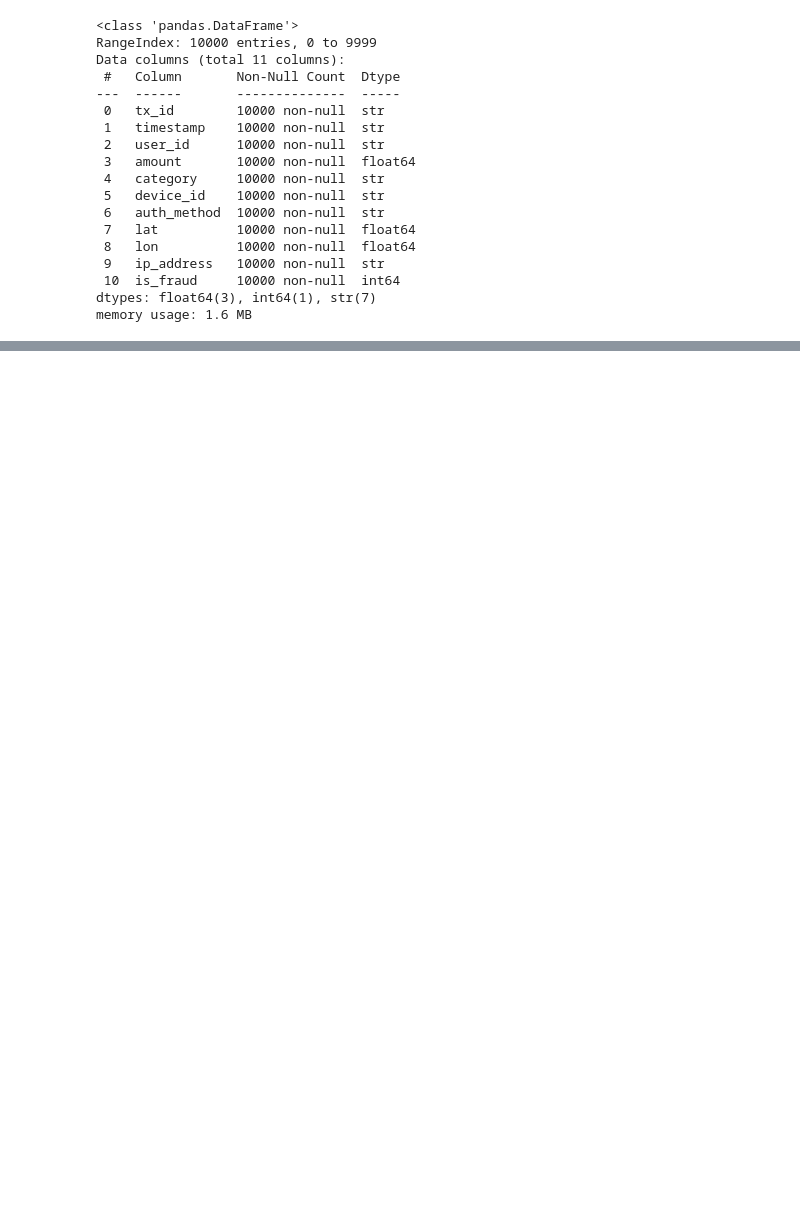
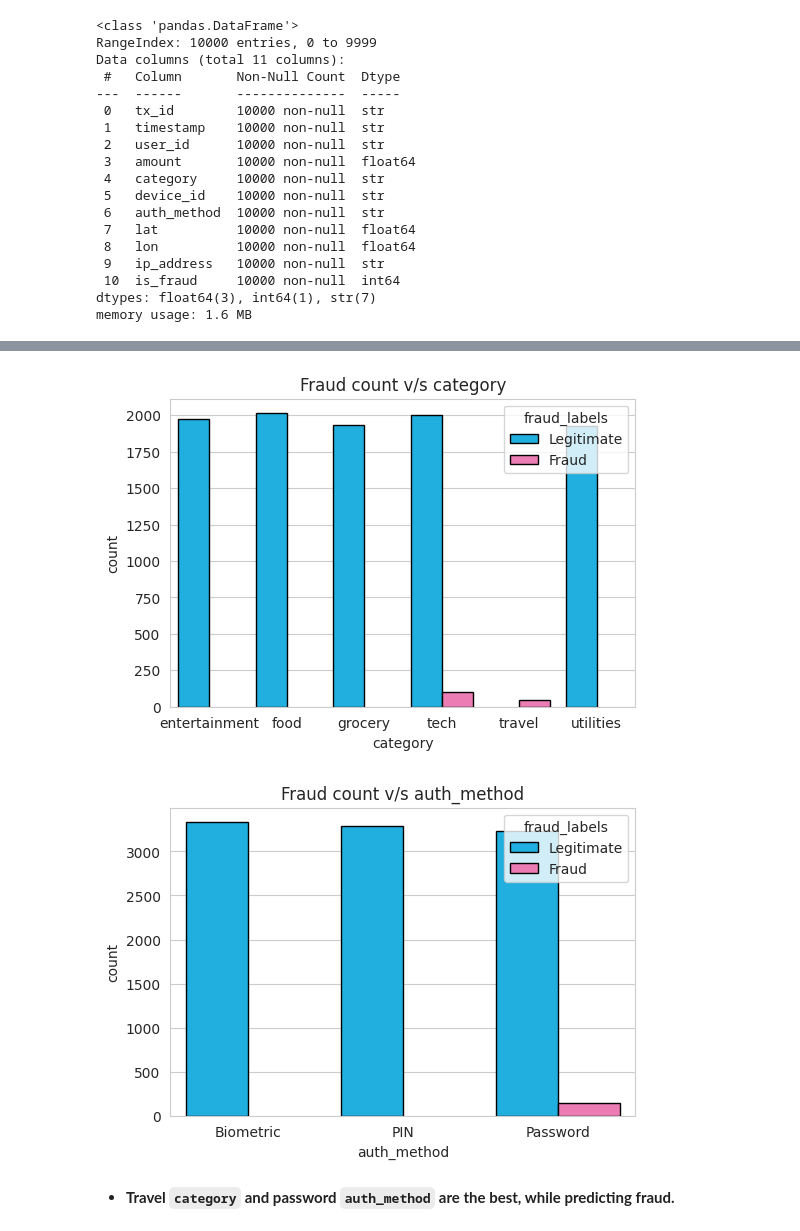
Before and after one commit to BS-prime/Real-Time-Fraud-Detection-System, a Jupyter notebook: notebooks/EDA.ipynb, the cells around one changed output, grey strips where cells are left out. Cells and saved outputs as stored; diff of their text form; code cells hidden in the pictures; blank space fills up the shorter version.

```diff
--- a/notebooks/EDA.ipynb
+++ b/notebooks/EDA.ipynb
@@ -221,0 +207,21 @@ df_f.groupby(df.day_of_week).size().plot(
+# %%
+cat_columns = df.select_dtypes(include=["category"]).columns
+
+for col in cat_columns:
+    plt.figure(figsize=(6, 4))
+    sns.countplot(
+        x=col,
+        hue="fraud_labels",
+        data=df,
+        palette=["deepskyblue", "hotpink"],
+        edgecolor="k",
+    )
+
+    plt.title(f"Fraud count v/s {col}")
+    plt.show()
+    plt.close()
+# %% [output]
+[figure, added]
+[figure, added]
+# %% [markdown]
+- **Travel `category` and password `auth_method` are the best, while predicting fraud.**
```
Also changed, not shown: parts of 81 cells of this notebook, 11 other files.
